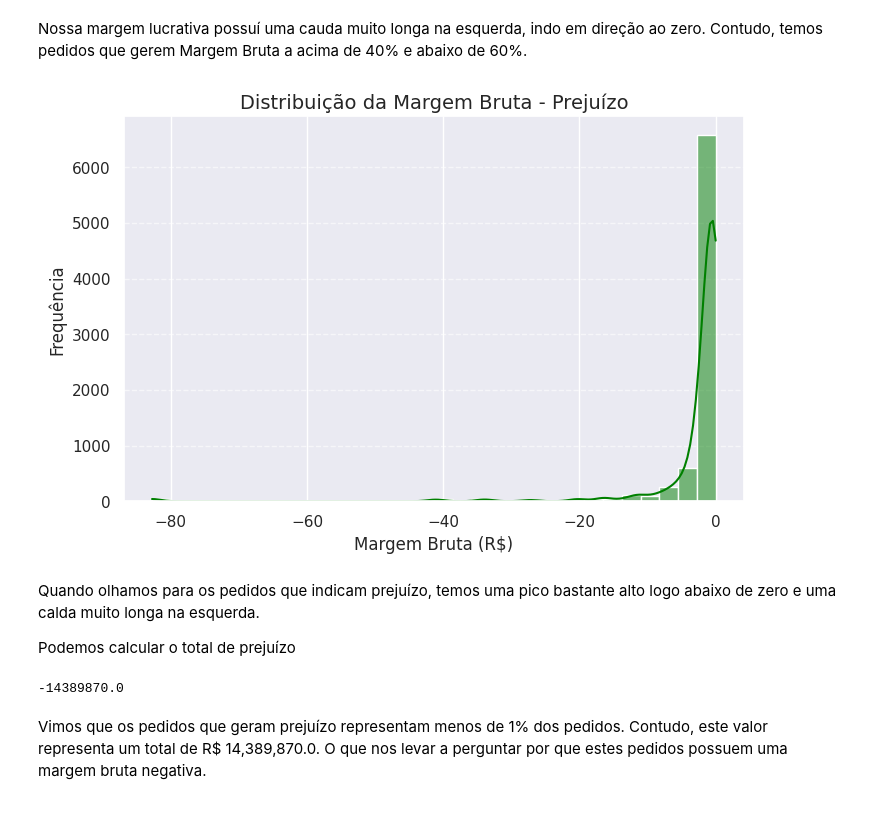
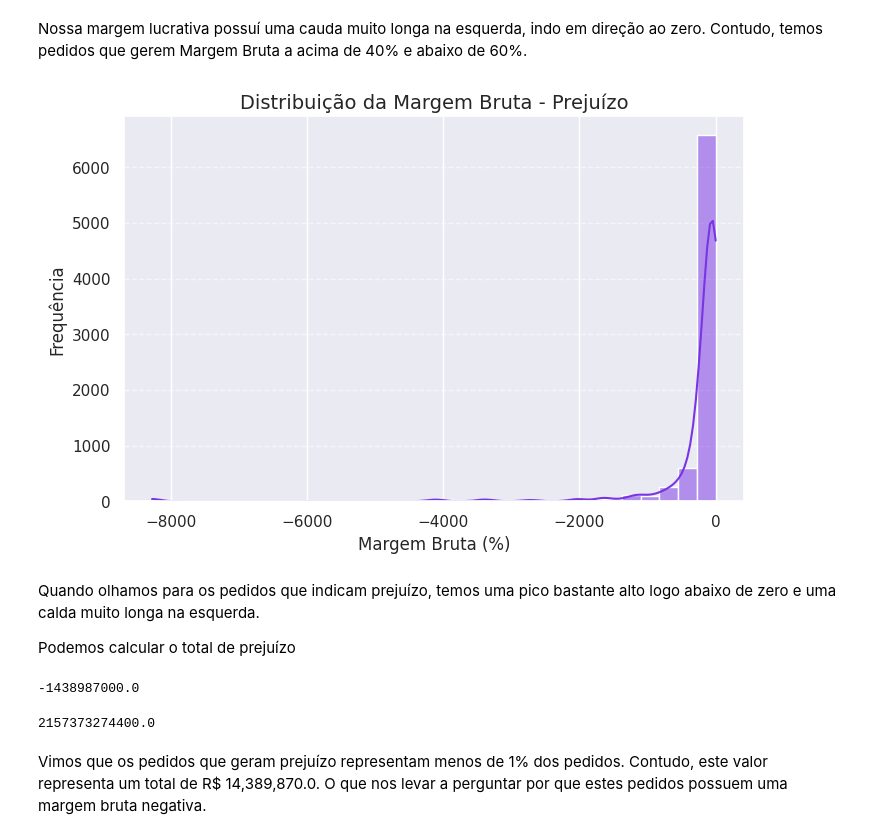
Before and after one commit to mh-pedro/freight-cost-optimizer, a Jupyter notebook: notebooks/analise_fretes.ipynb, the cells around one changed output. Cells and saved outputs as stored; diff of their text form; code cells hidden in the pictures.

```diff
--- a/notebooks/analise_fretes.ipynb
+++ b/notebooks/analise_fretes.ipynb
@@ -263,7 +263,7 @@ $$ \text{Custo-frete-sobre-preco-custo} = \frac{\text{Custo-frete}}{\text{Preco-
 Vamos calcular essas métricas agora.
 # %%
 # Margem bruta por pedido
-df['Margem_bruta'] = (df['Valor_pedido'] - df['Custo_Frete'] - df['Preco_custo'])/df['Valor_pedido']
+df['Margem_bruta'] = 100* (df['Valor_pedido'] - df['Custo_Frete'] - df['Preco_custo'])/df['Valor_pedido']
 
 # Custo do frete por pedido
 df['custo_frete_por_pedido'] = df['Custo_Frete']/df['Valor_pedido']
@@ -354,0 +345,14 @@ plt.show()
+# %%
+# Criar função para categorizar
+def categorizar_margem(valor):
+    if valor >= 0:
+        # Faixas positivas: 0-20, 20-40, 40-60, ...
+        faixa = (valor // 10) *10
+        return f'{int(faixa)} a {int(faixa+10)}'
+    else:
+        # Faixas negativas: -20 a 0, -40 a -20, -60 a -40, ...
+        faixa = (valor // 50) *50
+        return f'{int(faixa)} a {int(faixa+50)}'
+
+# Aplicar função
+df['Margem_Categoria'] = df['Margem_bruta'].apply(categorizar_margem)
@@ -356,14 +454,16 @@ plt.show()
 Nossa margem lucrativa possuí uma cauda muito longa na esquerda, indo em direção ao zero. Contudo, temos pedidos que gerem Margem Bruta a acima de 40% e abaixo de 60%.
 # %%
 plt.figure(figsize=(8, 5))
-sns.histplot(df[df['Status_Margem'] == 'Prejuízo']['Margem_bruta'], kde=True,bins=30, color='green')
+sns.histplot(df[df['Status_Margem'] == 'Prejuízo']['Margem_bruta'], kde=True,bins=30, color='#7934e5')
 plt.title('Distribuição da Margem Bruta - Prejuízo', fontsize=14)
-plt.xlabel('Margem Bruta (R$)')
+plt.xlabel('Margem Bruta (%)')
 plt.ylabel('Frequência')
 plt.grid(axis='y', linestyle='--', alpha=0.6)
+plt.savefig('../imagens/dist_margem_bruta_prej_hist2.png', dpi=300)
+
 plt.show()
 # %% [output]
-[figure, old version]
+[figure, new version]
 # %% [markdown]
 Quando olhamos para os pedidos que indicam prejuízo, temos uma pico bastante alto logo abaixo de zero e uma calda muito longa na esquerda.
 
@@ -372,6 +472,11 @@ Podemos calcular o total de prejuízo
 Valor_do_prejuízo = float((df[df['Status_Margem'] == 'Prejuízo']['Margem_bruta'] * df['Valor_pedido']).sum())
 Valor_do_prejuízo
 # %% [output]
--14389870.0
+-1438987000.0
+# %%
+Valor_do_lucro = float((df[df['Status_Margem'] == 'Lucro']['Margem_bruta'] * df['Valor_pedido']).sum())
+Valor_do_lucro
+# %% [output]
+2157373274400.0
 # %% [markdown]
 Vimos que os pedidos que geram prejuízo representam menos de 1% dos pedidos. Contudo, este valor representa um total de R$ 14,389,870.0. O que nos levar a perguntar por que estes pedidos possuem uma margem bruta negativa.
```
Also changed, not shown: parts of 35 cells of this notebook, 25 other files.
